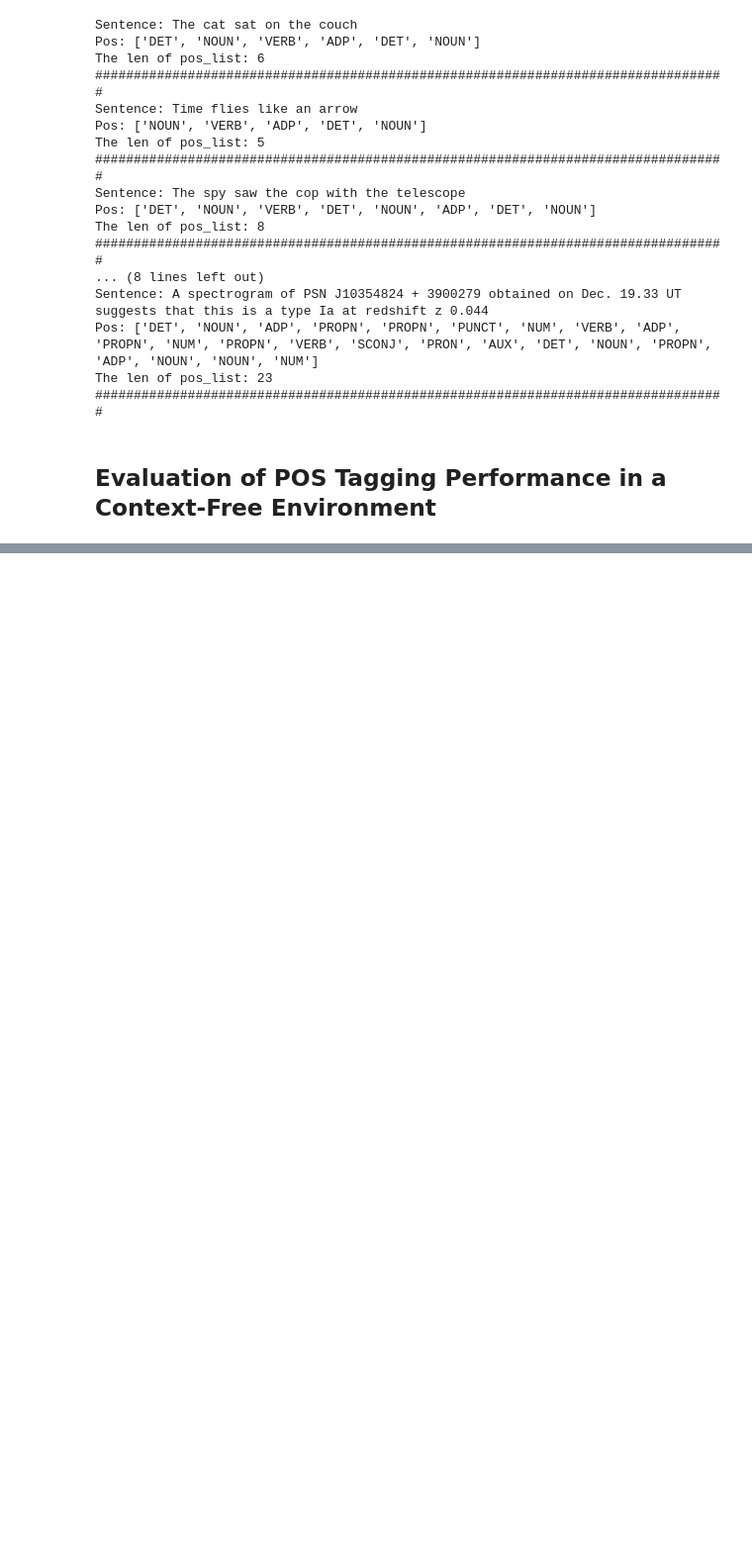
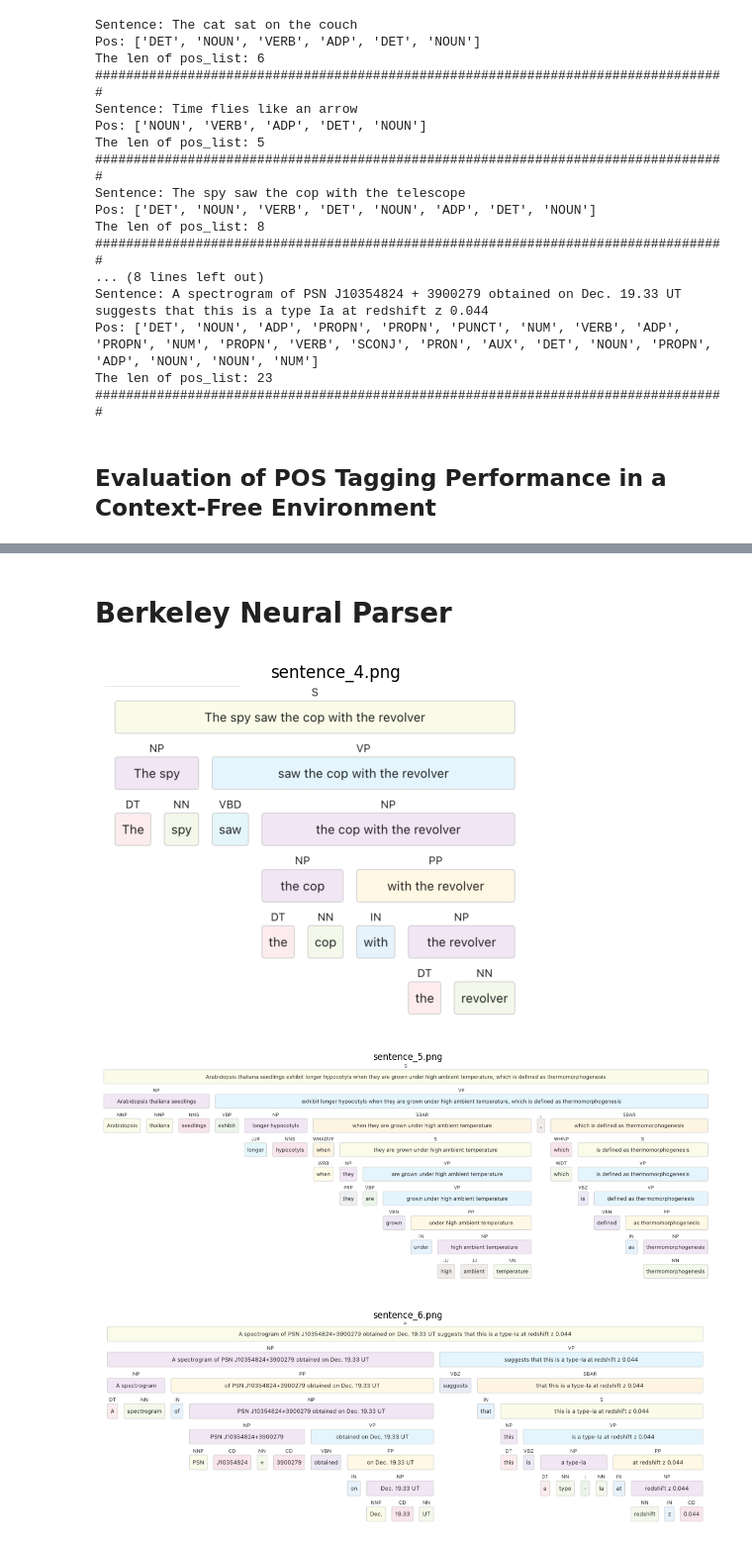
Before and after one commit to fserracrespi/Workshop_1_NLP_Today, a Jupyter notebook: main.ipynb, the cells around one changed output, grey strips where cells are left out. Shown at 99% size. Saved outputs shown, nothing was run; the diff lists cells and outputs as text; code cells hidden in the pictures; blank space fills up the shorter version.

Commit message:
Berkeley Neural Parser

```diff
--- a/main.ipynb
+++ b/main.ipynb
@@ -315,3 +315,29 @@ sci_sm_results
 | 4 | Arabidopsis thaliana seedlings ex... | 19 | 0.736842 | 0.600000 | 0.626667 | PROPN → NOUN (2), ADJ → ADV (1), ... |
 | 5 | A spectrogram of PSN J10354824 + ... | 23 | 0.782609 | 0.645336 | 0.658009 | PROPN → NOUN (3), PUNCT → CCONJ (... |
 | 6 | OVERALL | 69 | 0.840580 | 0.638325 | 0.711689 | PROPN → NOUN (5), PRON → DET (2),... |
+# %% [markdown]
+# Berkeley Neural Parser
+# %%
+from pathlib import Path
+from PIL import Image
+import matplotlib.pyplot as plt
+
+folder = Path("Berkeley_Neural_Parser")
+
+for path in folder.iterdir():
+
+    img = Image.open(path)
+
+    if path.name in ["sentence_5.png", "sentence_6.png"]:
+        plt.figure(figsize=(15, 15))
+    else:
+        plt.figure(figsize=(6, 6))
+
+    plt.imshow(img)
+    plt.title(path.name)
+    plt.axis("off")
+    plt.show()
+# %% [output]
+[figure, added]
+[figure, added]
+[figure, added]
```
Also changed, not shown: parts of 1 cell of this notebook, 7 other files.
